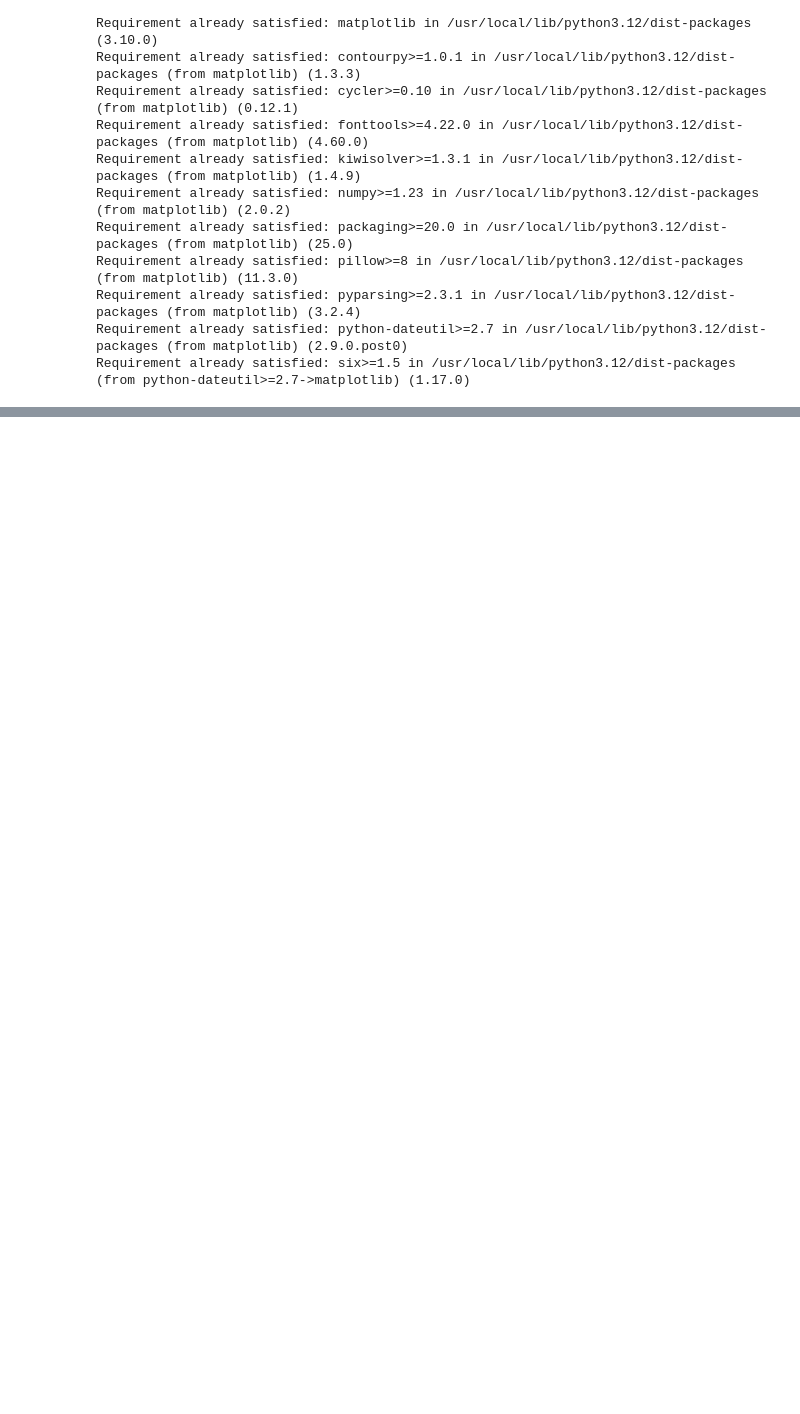
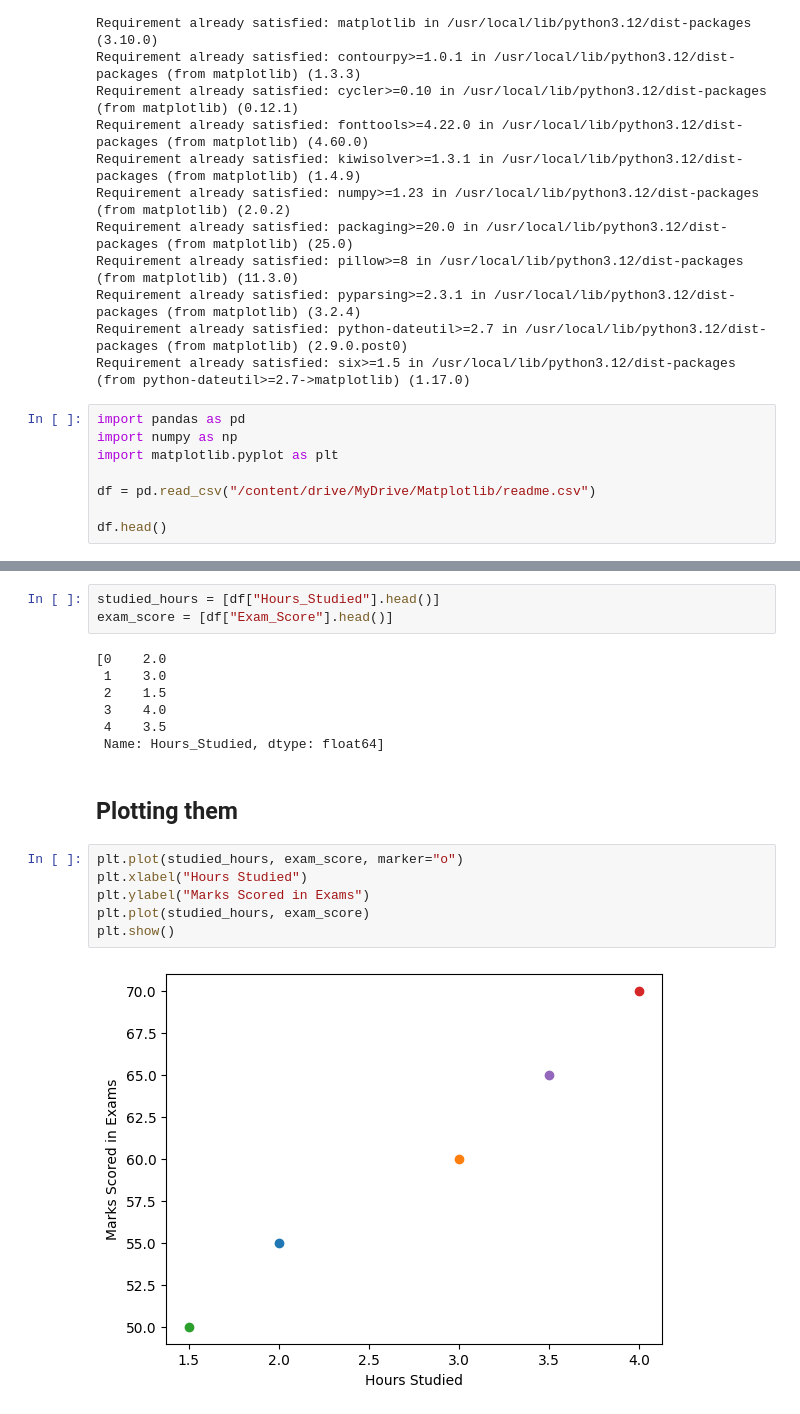
Before and after one commit to Neeschal1/Plotty, a Jupyter notebook: Plotty.ipynb, the cells around one changed output, grey strips where cells are left out. Cells and saved outputs as stored; diff of their text form; blank space fills up the shorter version.

Commit message:
First visualization

```diff
--- a/Plotty.ipynb
+++ b/Plotty.ipynb
@@ -23,3 +23,11 @@ Requirement already satisfied: pillow>=8 in /usr/local/lib/python3.12/dist-packa
 Requirement already satisfied: pyparsing>=2.3.1 in /usr/local/lib/python3.12/dist-packages (from matplotlib) (3.2.4)
 Requirement already satisfied: python-dateutil>=2.7 in /usr/local/lib/python3.12/dist-packages (from matplotlib) (2.9.0.post0)
 Requirement already satisfied: six>=1.5 in /usr/local/lib/python3.12/dist-packages (from python-dateutil>=2.7->matplotlib) (1.17.0)
+# %%
+import pandas as pd
+import numpy as np
+import matplotlib.pyplot as plt
+
+df = pd.read_csv("/content/drive/MyDrive/Matplotlib/readme.csv")
+
+df.head()
@@ -25,0 +41,20 @@ Requirement already satisfied: six>=1.5 in /usr/local/lib/python3.12/dist-packag
+# %%
+studied_hours = [df["Hours_Studied"].head()]
+exam_score = [df["Exam_Score"].head()]
+# %% [output]
+[0    2.0
+ 1    3.0
+ 2    1.5
+ 3    4.0
+ 4    3.5
+ Name: Hours_Studied, dtype: float64]
+# %% [markdown]
+## Plotting them
+# %%
+plt.plot(studied_hours, exam_score, marker="o")
+plt.xlabel("Hours Studied")
+plt.ylabel("Marks Scored in Exams")
+plt.plot(studied_hours, exam_score)
+plt.show()
+# %% [output]
+[figure, added]
```
Also changed, not shown: parts of 1 cell of this notebook.
